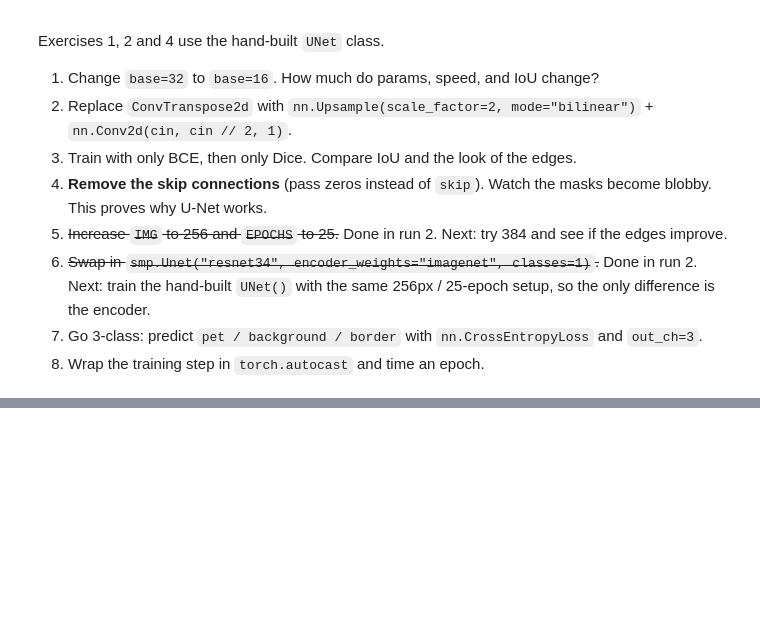
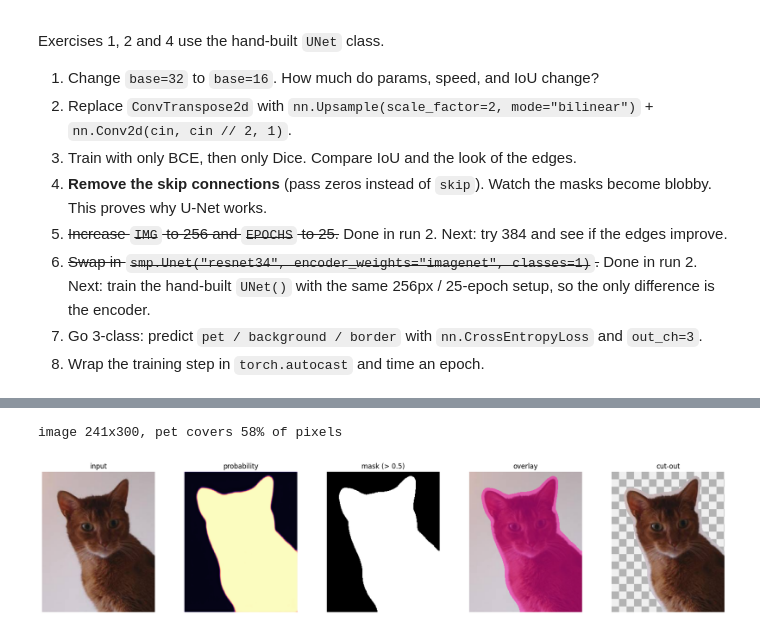
Before and after one commit to Shivrajsoni/computer-vision, a Jupyter notebook: notebooks/unet_segmentation.ipynb, the cells around one changed output, grey strips where cells are left out. Cells and saved outputs as stored; diff of their text form; code cells hidden in the pictures; blank space fills up the shorter version.

```diff
--- a/notebooks/unet_segmentation.ipynb
+++ b/notebooks/unet_segmentation.ipynb
@@ -632,0 +773,21 @@ Exercises 1, 2 and 4 use the hand-built `UNet` class.
+# %%
+IMG_SIZE = 256
+
+def preprocess(x):
+    # x: float tensor of 0..255 pixels, shape (B, 3, H, W). Matches how these weights were trained (11.2).
+    return (x - MEAN.to(x.device)) / STD.to(x.device)
+
+@torch.inference_mode()
+def segment(image, model, thr=0.5):
+    # image: file path or PIL image. Returns (RGB array, probability map, bool mask), all at the original size.
+    if not isinstance(image, Image.Image):
+        image = Image.open(image)
+    image = image.convert("RGB")
+    w, h = image.size
+
+    x = T.functional.pil_to_tensor(image)[None].float().to(device)       # 1x3xHxW, 0..255
+    x = F.interpolate(x, size=(IMG_SIZE, IMG_SIZE), mode="bilinear", antialias=True)
+    logits = model(preprocess(x))                                         # 1x1x256x256
+    probs = torch.sigmoid(logits)
+    probs = F.interpolate(probs, size=(h, w), mode="bilinear")[0, 0].cpu().numpy()
+    return np.asarray(image), probs, probs > thr
@@ -632,0 +804,25 @@ Exercises 1, 2 and 4 use the hand-built `UNet` class.
+# %%
+IMAGE = test_ds._images[7]          # <- or "path/to/your/photo.jpg"
+
+rgb, probs, mask = segment(IMAGE, model)
+print(f"image {rgb.shape[1]}x{rgb.shape[0]}, pet covers {mask.mean():.0%} of pixels")
+
+overlay = rgb.copy()
+overlay[mask] = (0.5 * overlay[mask] + 0.5 * np.array([255, 0, 160])).astype(np.uint8)
+cutout = np.dstack([rgb, (mask * 255).astype(np.uint8)])                  # RGBA: alpha 0 = transparent
+Image.fromarray(cutout).save("../outputs/unet_cutout.png")
+
+fig, ax = plt.subplots(1, 5, figsize=(18, 4))
+checker = ((np.indices(mask.shape) // 16).sum(0) % 2) * 60 + 180         # grey checkerboard behind the cut-out
+for a, im, title, kw in [
+    (ax[0], rgb, "input", {}),
+    (ax[1], probs, "probability", {"cmap": "magma", "vmin": 0, "vmax": 1}),
+    (ax[2], mask, "mask (> 0.5)", {"cmap": "gray"}),
+    (ax[3], overlay, "overlay", {}),
+]:
+    a.imshow(im, **kw); a.set_title(title); a.axis("off")
+ax[4].imshow(checker, cmap="gray", vmin=0, vmax=255); ax[4].imshow(cutout); ax[4].set_title("cut-out"); ax[4].axis("off")
+plt.tight_layout(); plt.savefig("../outputs/unet_inference.png", dpi=110); plt.show()
+# %% [output]
+image 241x300, pet covers 58% of pixels
+[figure, added]
```
Also changed, not shown: parts of 14 cells of this notebook, 5 other files.
